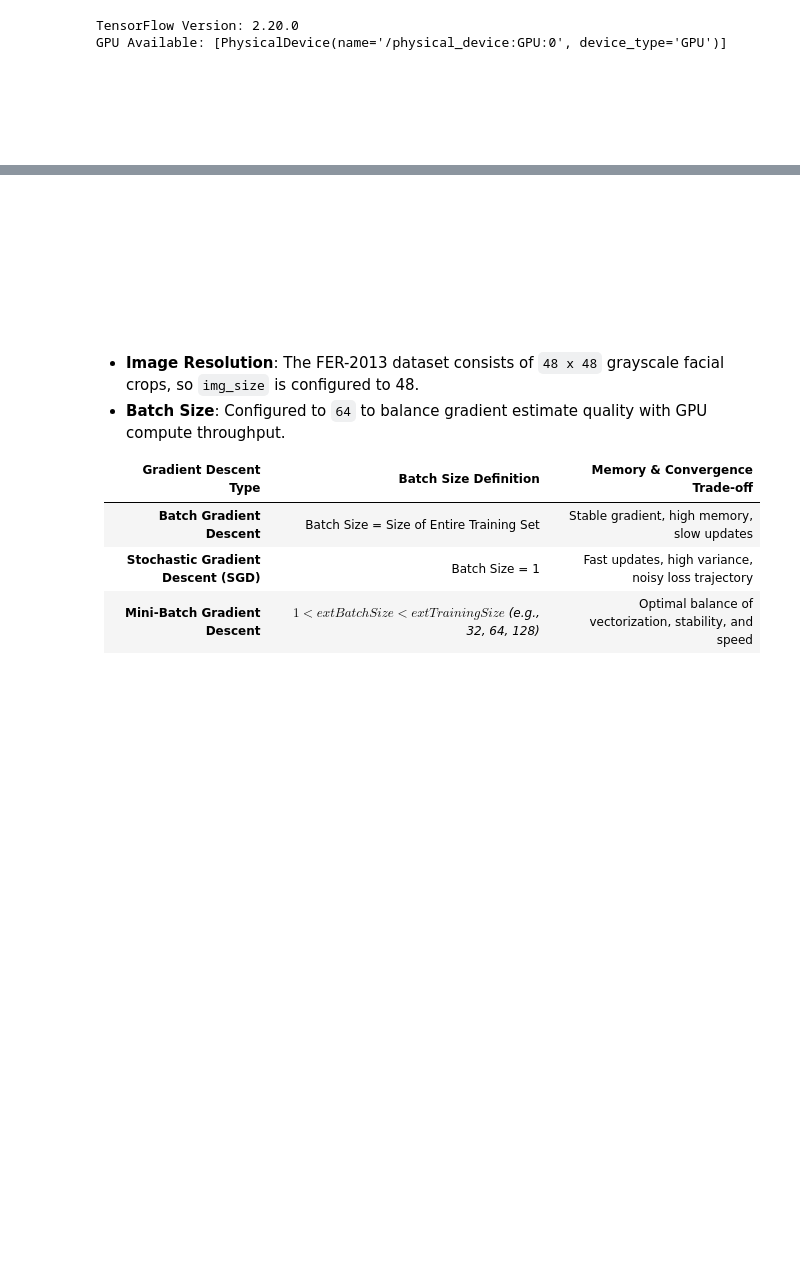
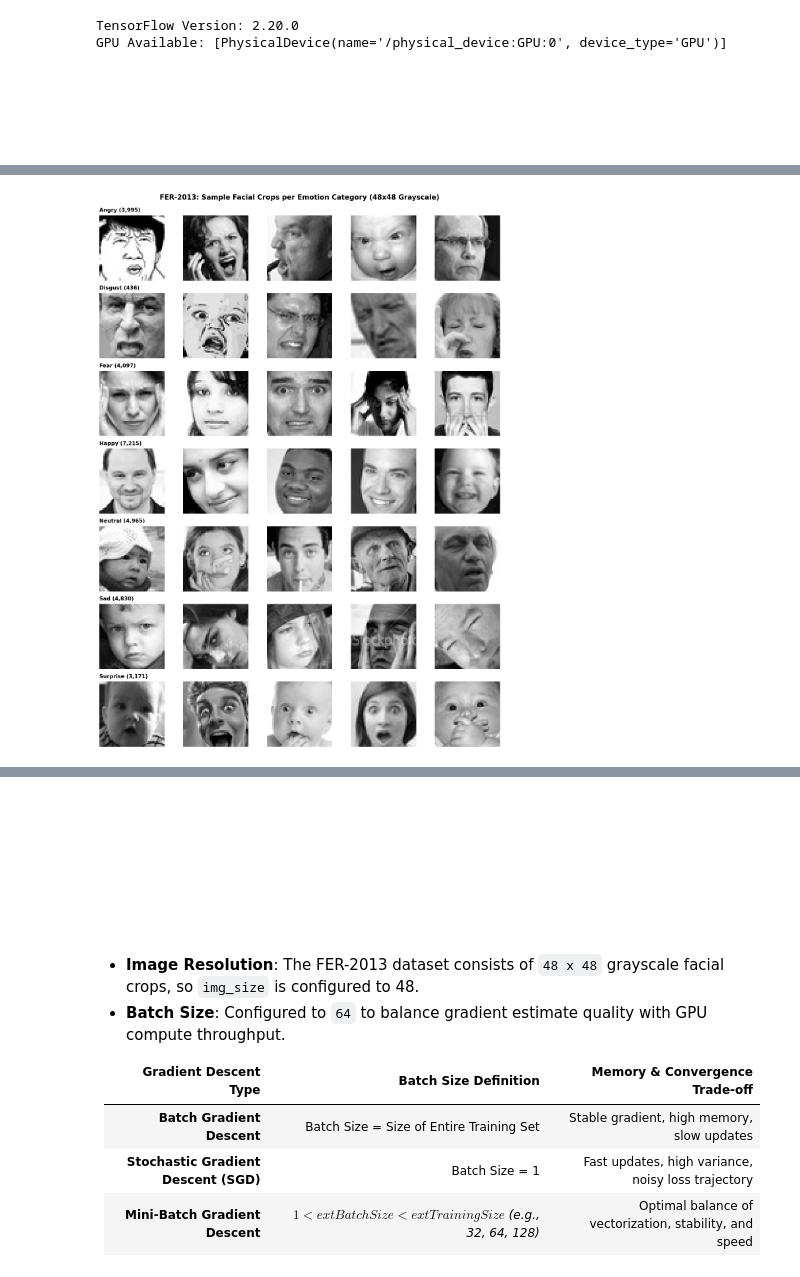
Before and after one commit to mohd-faizy/03P_Facial_Expression_Recoginition, a Jupyter notebook: Facial_Expression_Recoginition_with_Keras.ipynb, the cells around one changed output, grey strips where cells are left out. Cells and saved outputs as stored; diff of their text form; code cells hidden in the pictures; blank space fills up the shorter version.

```diff
--- a/Facial_Expression_Recoginition_with_Keras.ipynb
+++ b/Facial_Expression_Recoginition_with_Keras.ipynb
@@ -230,0 +322,27 @@ utils.datasets.fer.plot_example_images(plt).show()
+# %%
+# Displaying a 7x5 gallery of diverse facial crops per emotion category
+import cv2
+import random
+
+random.seed(42)
+samples_per_class = 5
+fig, axes = plt.subplots(len(emotions), samples_per_class, figsize=(13, 17))
+
+for row_idx, emotion in enumerate(emotions):
+    folder_path = os.path.join('train', emotion)
+    sample_files = random.sample(os.listdir(folder_path), samples_per_class)
+    for col_idx, img_name in enumerate(sample_files):
+        img_path = os.path.join(folder_path, img_name)
+        img = cv2.imread(img_path, cv2.IMREAD_GRAYSCALE)
+        ax = axes[row_idx, col_idx]
+        ax.imshow(img, cmap='gray')
+        ax.axis('off')
+        if col_idx == 0:
+            ax.set_title(f"{emotion.capitalize()} ({len(os.listdir(folder_path)):,})",
+                         fontsize=11.5, fontweight='bold', loc='left', pad=8)
+
+plt.suptitle("FER-2013: Sample Facial Crops per Emotion Category (48x48 Grayscale)", fontsize=15, fontweight='bold', y=0.995)
+plt.tight_layout()
+plt.show()
+# %% [output]
+[figure, added]
```
Also changed, not shown: parts of 20 cells of this notebook, 3 other files.
